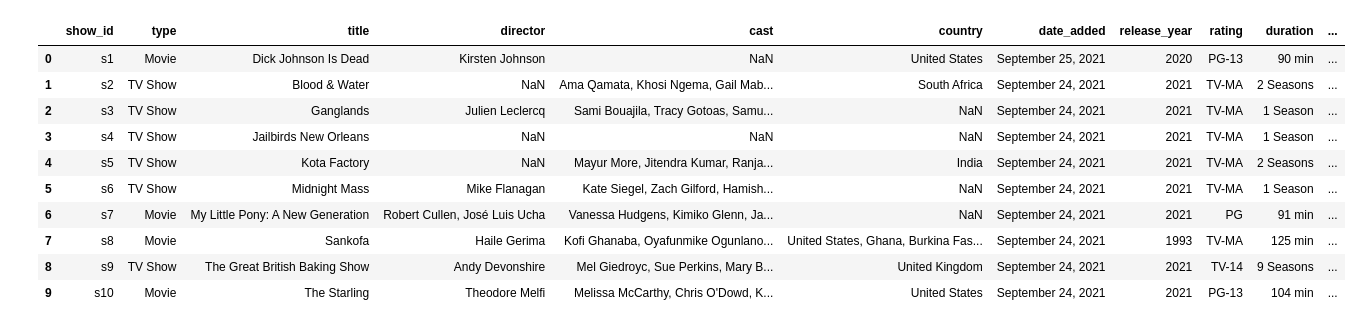
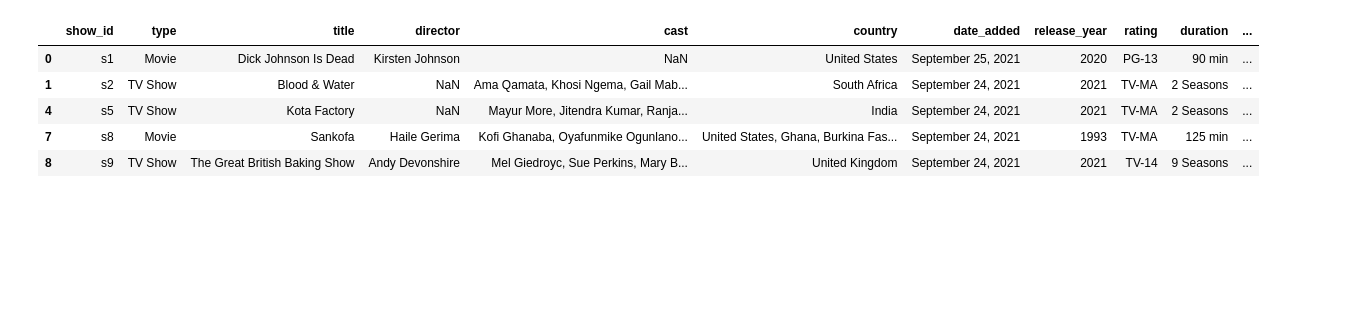
Before and after one commit to taimourkhokhar/aiml-projects, a Jupyter notebook: Netflix Data Analysis using NumPy & Pandas/project.ipynb, the cells around one changed output. Saved outputs shown, nothing was run; the diff lists cells and outputs as text; code cells hidden in the pictures; blank space fills up the shorter version.

```diff
--- a/Netflix Data Analysis using NumPy & Pandas/project.ipynb
+++ b/Netflix Data Analysis using NumPy & Pandas/project.ipynb
@@ -1,16 +1,13 @@
 # %%
+#Load and Data Cleaning Process
 import pandas as pd
 df=pd.read_csv("netflix_titles.csv")
-df.head(10)
+df.dropna(subset=['type','country','release_year'],inplace=True)
+df.head(5)
 # %% [output]
 |  | show_id | type | title | director | cast | country | date_added | release_year | rating | duration | ... |
 | 0 | s1 | Movie | Dick Johnson Is Dead | Kirsten Johnson | NaN | United States | September 25, 2021 | 2020 | PG-13 | 90 min | ... |
 | 1 | s2 | TV Show | Blood & Water | NaN | Ama Qamata, Khosi Ngema, Gail Mab... | South Africa | September 24, 2021 | 2021 | TV-MA | 2 Seasons | ... |
-| 2 | s3 | TV Show | Ganglands | Julien Leclercq | Sami Bouajila, Tracy Gotoas, Samu... | NaN | September 24, 2021 | 2021 | TV-MA | 1 Season | ... |
-| 3 | s4 | TV Show | Jailbirds New Orleans | NaN | NaN | NaN | September 24, 2021 | 2021 | TV-MA | 1 Season | ... |
 | 4 | s5 | TV Show | Kota Factory | NaN | Mayur More, Jitendra Kumar, Ranja... | India | September 24, 2021 | 2021 | TV-MA | 2 Seasons | ... |
-| 5 | s6 | TV Show | Midnight Mass | Mike Flanagan | Kate Siegel, Zach Gilford, Hamish... | NaN | September 24, 2021 | 2021 | TV-MA | 1 Season | ... |
-| 6 | s7 | Movie | My Little Pony: A New Generation | Robert Cullen, José Luis Ucha | Vanessa Hudgens, Kimiko Glenn, Ja... | NaN | September 24, 2021 | 2021 | PG | 91 min | ... |
 | 7 | s8 | Movie | Sankofa | Haile Gerima | Kofi Ghanaba, Oyafunmike Ogunlano... | United States, Ghana, Burkina Fas... | September 24, 2021 | 1993 | TV-MA | 125 min | ... |
 | 8 | s9 | TV Show | The Great British Baking Show | Andy Devonshire | Mel Giedroyc, Sue Perkins, Mary B... | United Kingdom | September 24, 2021 | 2021 | TV-14 | 9 Seasons | ... |
-| 9 | s10 | Movie | The Starling | Theodore Melfi | Melissa McCarthy, Chris O'Dowd, K... | United States | September 24, 2021 | 2021 | PG-13 | 104 min | ... |
```
Also changed, not shown: parts of 9 cells of this notebook, 8 other files.
